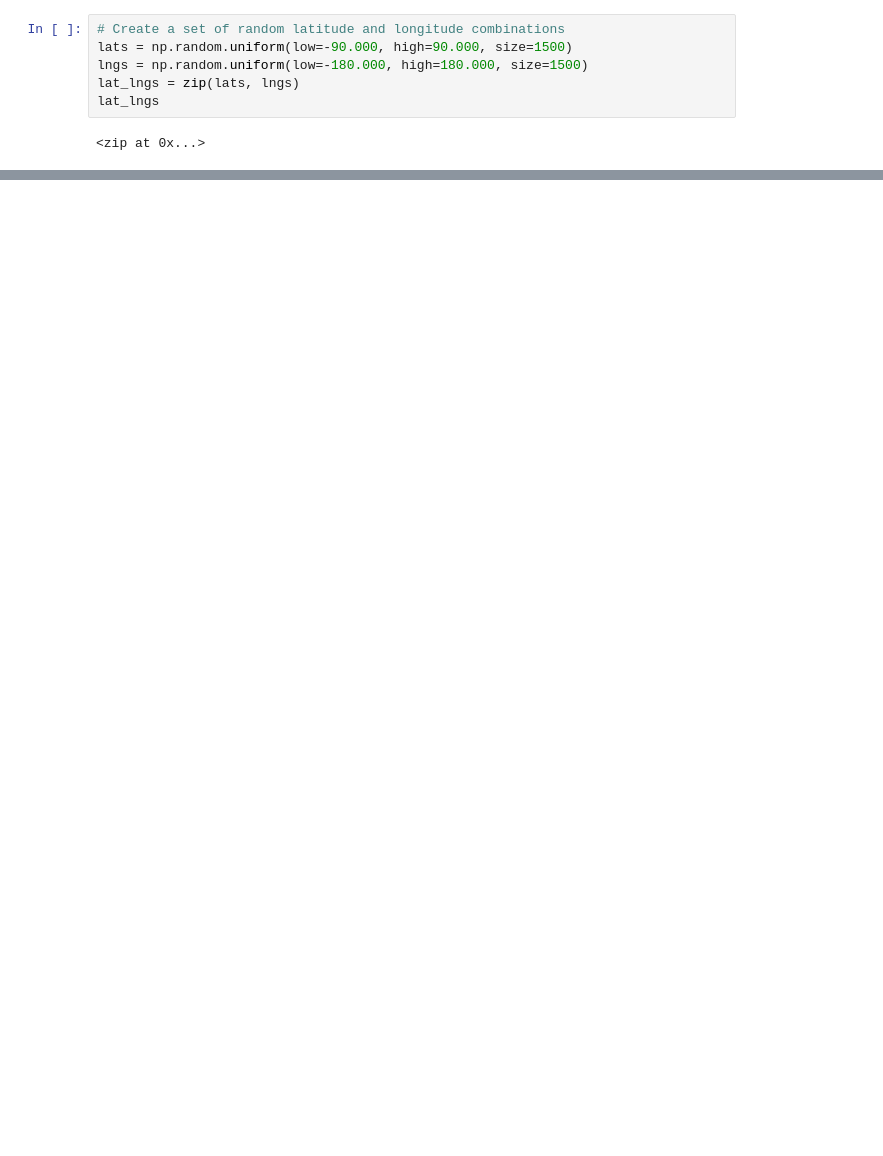
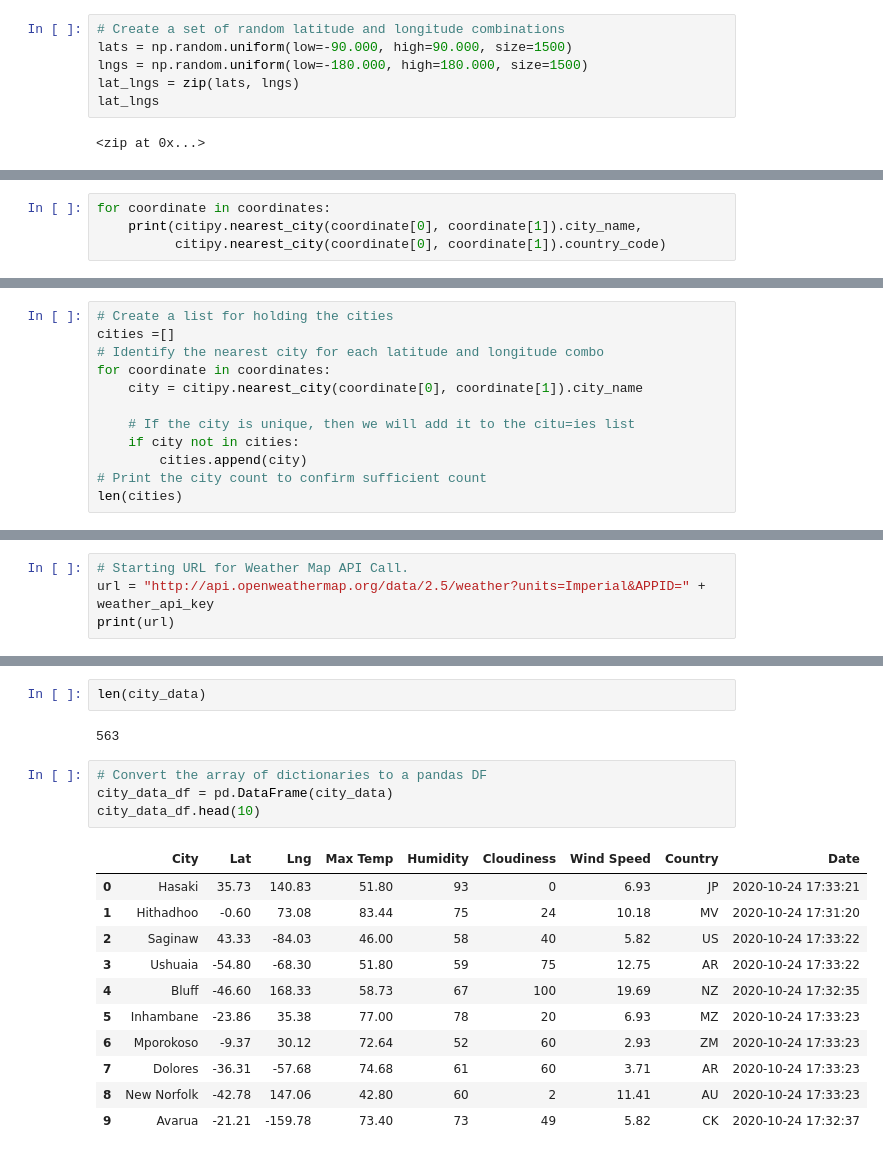
Before and after one commit to ccastanette/World_Weather_Analysis, a Jupyter notebook: WeatherPy.ipynb, the cells around one changed output, grey strips where cells are left out. Saved outputs shown, nothing was run; the diff lists cells and outputs as text; blank space fills up the shorter version.

Commit message:
updated gitignore and weatherpy, created CSV cities

```diff
--- a/WeatherPy.ipynb
+++ b/WeatherPy.ipynb
@@ -35 +41,5 @@ coordinates
  ...]
+# %%
+for coordinate in coordinates:
+    print(citipy.nearest_city(coordinate[0], coordinate[1]).city_name,
+          citipy.nearest_city(coordinate[0], coordinate[1]).country_code)
@@ -35,0 +64,12 @@ coordinates
+# %%
+# Create a list for holding the cities
+cities =[]
+# Identify the nearest city for each latitude and longitude combo
+for coordinate in coordinates:
+    city = citipy.nearest_city(coordinate[0], coordinate[1]).city_name
+
+    # If the city is unique, then we will add it to the citu=ies list
+    if city not in cities:
+        cities.append(city)
+# Print the city count to confirm sufficient count
+len(cities)
@@ -35,0 +83,4 @@ coordinates
+# %%
+# Starting URL for Weather Map API Call.
+url = "http://api.openweathermap.org/data/2.5/weather?units=Imperial&APPID=" + weather_api_key
+print(url)
@@ -35,0 +171,20 @@ coordinates
+# %%
+len(city_data)
+# %% [output]
+563
+# %%
+# Convert the array of dictionaries to a pandas DF
+city_data_df = pd.DataFrame(city_data)
+city_data_df.head(10)
+# %% [output]
+|  | City | Lat | Lng | Max Temp | Humidity | Cloudiness | Wind Speed | Country | Date |
+| 0 | Hasaki | 35.73 | 140.83 | 51.80 | 93 | 0 | 6.93 | JP | 2020-10-24 17:33:21 |
+| 1 | Hithadhoo | -0.60 | 73.08 | 83.44 | 75 | 24 | 10.18 | MV | 2020-10-24 17:31:20 |
+| 2 | Saginaw | 43.33 | -84.03 | 46.00 | 58 | 40 | 5.82 | US | 2020-10-24 17:33:22 |
+| 3 | Ushuaia | -54.80 | -68.30 | 51.80 | 59 | 75 | 12.75 | AR | 2020-10-24 17:33:22 |
+| 4 | Bluff | -46.60 | 168.33 | 58.73 | 67 | 100 | 19.69 | NZ | 2020-10-24 17:32:35 |
+| 5 | Inhambane | -23.86 | 35.38 | 77.00 | 78 | 20 | 6.93 | MZ | 2020-10-24 17:33:23 |
+| 6 | Mporokoso | -9.37 | 30.12 | 72.64 | 52 | 60 | 2.93 | ZM | 2020-10-24 17:33:23 |
+| 7 | Dolores | -36.31 | -57.68 | 74.68 | 61 | 60 | 3.71 | AR | 2020-10-24 17:33:23 |
+| 8 | New Norfolk | -42.78 | 147.06 | 42.80 | 60 | 2 | 11.41 | AU | 2020-10-24 17:33:23 |
+| 9 | Avarua | -21.21 | -159.78 | 73.40 | 73 | 49 | 5.82 | CK | 2020-10-24 17:32:37 |
```
Also changed, not shown: parts of 11 cells of this notebook, 2 other files.
